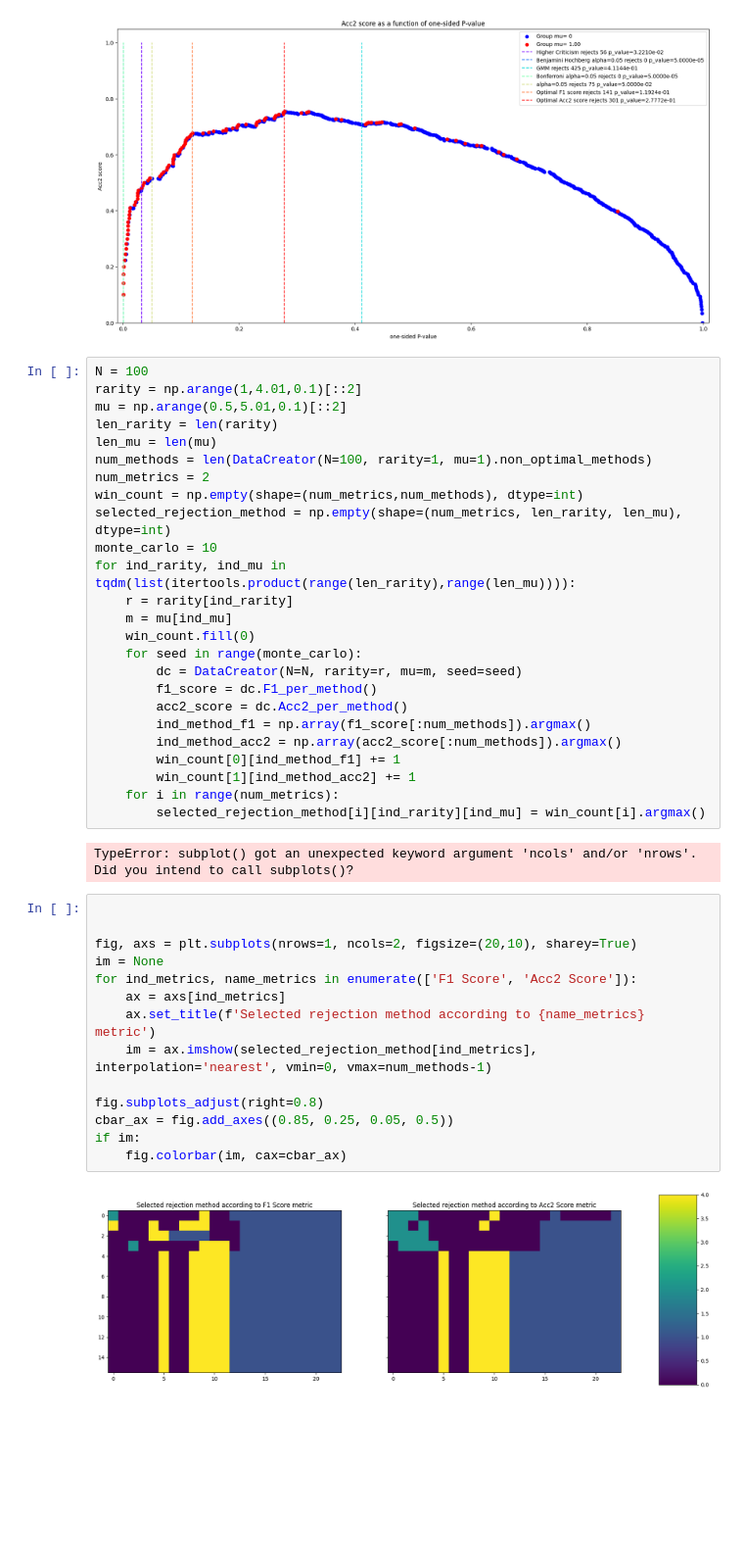
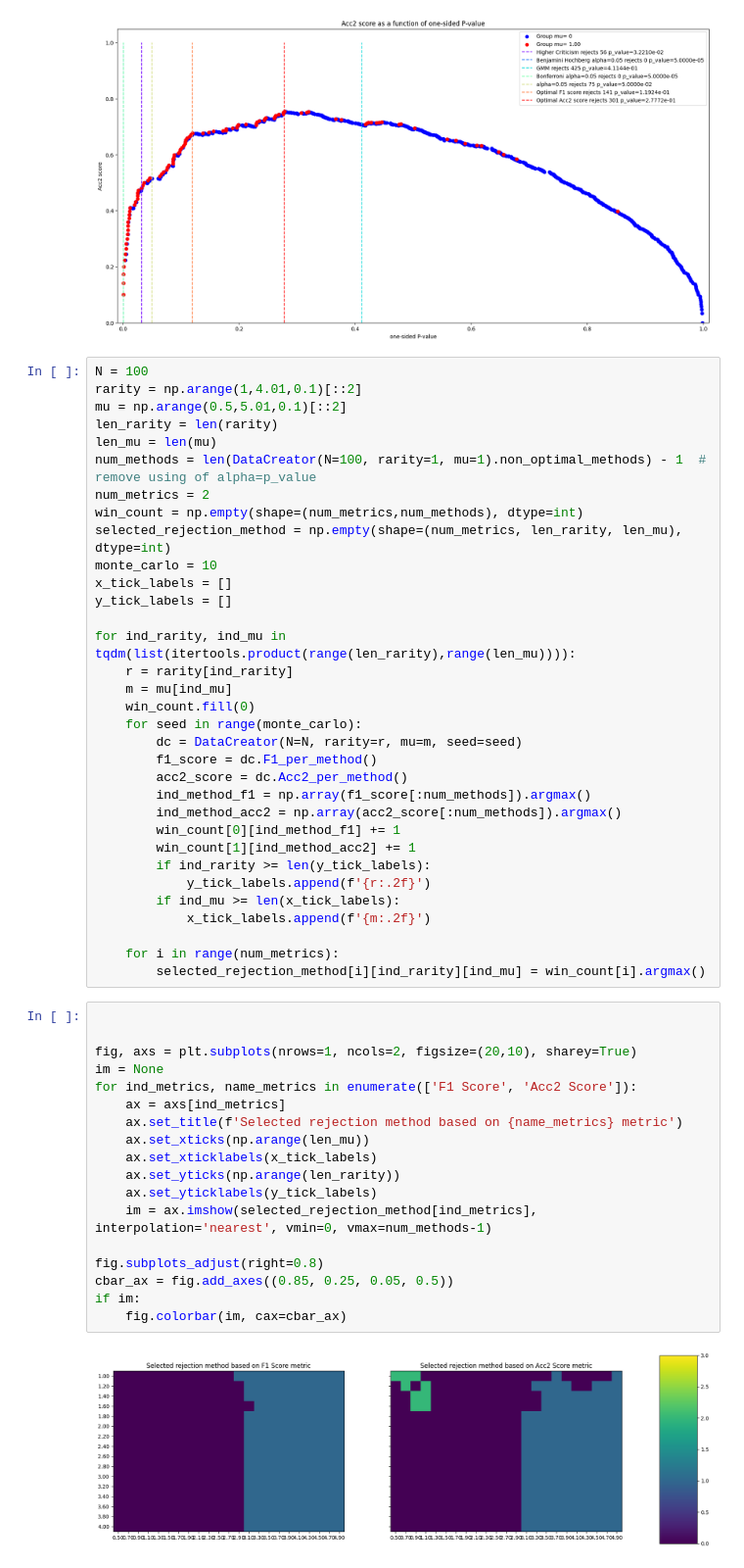
Before and after one commit to drormeir/Thesis, a Jupyter notebook: one_dimension_synthetic.ipynb, the cells around one changed output. Shown at 98% size. Drawn from its saved outputs; the diff is of its cells as text; blank space fills up the shorter version.

```diff
--- a/one_dimension_synthetic.ipynb
+++ b/one_dimension_synthetic.ipynb
@@ -432,11 +432,14 @@ rarity = np.arange(1,4.01,0.1)[::2]
 mu = np.arange(0.5,5.01,0.1)[::2]
 len_rarity = len(rarity)
 len_mu = len(mu)
-num_methods = len(DataCreator(N=100, rarity=1, mu=1).non_optimal_methods)
+num_methods = len(DataCreator(N=100, rarity=1, mu=1).non_optimal_methods) - 1  # remove using of alpha=p_value
 num_metrics = 2
 win_count = np.empty(shape=(num_metrics,num_methods), dtype=int)
 selected_rejection_method = np.empty(shape=(num_metrics, len_rarity, len_mu), dtype=int)
 monte_carlo = 10
+x_tick_labels = []
+y_tick_labels = []
+
 for ind_rarity, ind_mu in tqdm(list(itertools.product(range(len_rarity),range(len_mu)))):
     r = rarity[ind_rarity]
     m = mu[ind_mu]
@@ -449,23 +452,30 @@ for ind_rarity, ind_mu in tqdm(list(itertools.product(range(len_rarity),range(le
         ind_method_acc2 = np.array(acc2_score[:num_methods]).argmax()
         win_count[0][ind_method_f1] += 1
         win_count[1][ind_method_acc2] += 1
+        if ind_rarity >= len(y_tick_labels):
+            y_tick_labels.append(f'{r:.2f}')
+        if ind_mu >= len(x_tick_labels):
+            x_tick_labels.append(f'{m:.2f}')
+
     for i in range(num_metrics):
         selected_rejection_method[i][ind_rarity][ind_mu] = win_count[i].argmax()
-# %% [output]
-TypeError: subplot() got an unexpected keyword argument 'ncols' and/or 'nrows'.  Did you intend to call subplots()?
 # %%
 
 
 fig, axs = plt.subplots(nrows=1, ncols=2, figsize=(20,10), sharey=True)
 im = None
 for ind_metrics, name_metrics in enumerate(['F1 Score', 'Acc2 Score']):
     ax = axs[ind_metrics]
-    ax.set_title(f'Selected rejection method according to {name_metrics} metric')
+    ax.set_title(f'Selected rejection method based on {name_metrics} metric')
+    ax.set_xticks(np.arange(len_mu))
+    ax.set_xticklabels(x_tick_labels)
+    ax.set_yticks(np.arange(len_rarity))
+    ax.set_yticklabels(y_tick_labels)
     im = ax.imshow(selected_rejection_method[ind_metrics], interpolation='nearest', vmin=0, vmax=num_methods-1)
 
 fig.subplots_adjust(right=0.8)
 cbar_ax = fig.add_axes((0.85, 0.25, 0.05, 0.5))
 if im:
     fig.colorbar(im, cax=cbar_ax)
 # %% [output]
-[figure, old version]
+[figure, new version]
```
